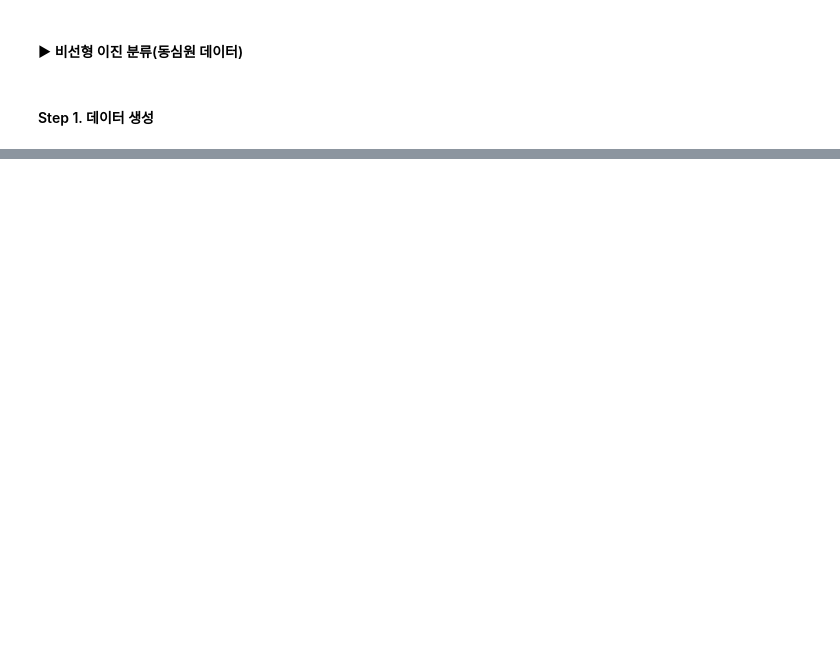
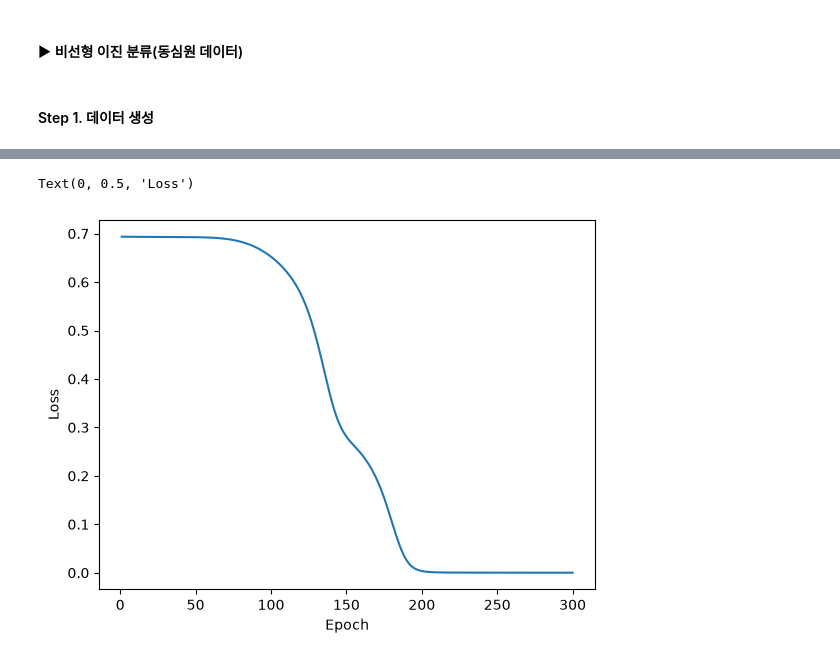
Before and after one commit to aitjoeun/PyTorch, a Jupyter notebook: 03.linear_binary/03.binary_classification2.ipynb, the cells around one changed output, grey strips where cells are left out. Drawn from its saved outputs; the diff is of its cells as text; code cells hidden in the pictures; blank space fills up the shorter version.

```diff
--- a/03.linear_binary/03.binary_classification2.ipynb
+++ b/03.linear_binary/03.binary_classification2.ipynb
@@ -41,0 +84,2 @@ tensor([[ 0.3699, -0.0751],
+# %%
+model = MLP()
@@ -41,0 +88,32 @@ tensor([[ 0.3699, -0.0751],
+# %%
+from torch import optim
+
+# LR = 1e-1
+# EPOCH = 100
+LR = 1e-4
+EPOCH = 300
+
+optimizer = optim.Adam(model.parameters(), lr=LR)
+# optimizer = optim.SGD(model.parameters(), lr=LR)  # 선형이 아니라 잘 안됨
+cirterion = nn.BCELoss()
+
+loss_history=[]
+
+model.train()  # train모드로 변환
+for ep in range(EPOCH) :
+    # inference
+    y_hat = model(X)
+
+    # loss
+    loss = cirterion(y_hat, y)
+
+    # update
+    optimizer.zero_grad()
+    loss.backward()
+    optimizer.step()
+
+    loss_history += [loss.item()]
+
+    # print
+    print(f'EPOCH : {ep+1}, Train Loss : {loss.item():.4f}')
+    print('-'*20)
@@ -41,0 +138,7 @@ tensor([[ 0.3699, -0.0751],
+# %%
+plt.plot(range(1, EPOCH+1), loss_history)
+plt.xlabel('Epoch')
+plt.ylabel('Loss')
+# %% [output]
+Text(0, 0.5, 'Loss')
+[figure, added]
```
Also changed, not shown: parts of 8 cells of this notebook.
